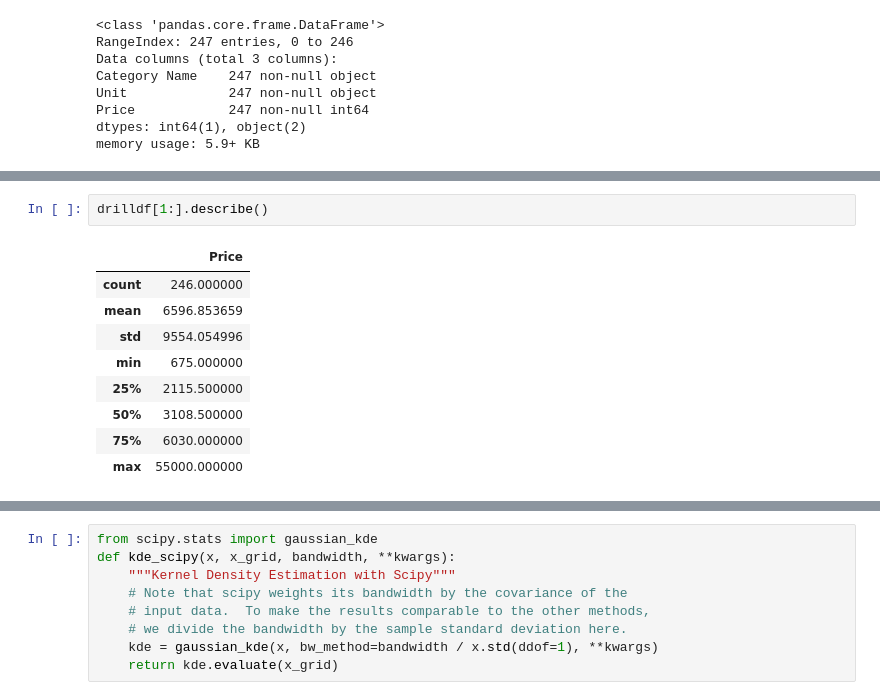
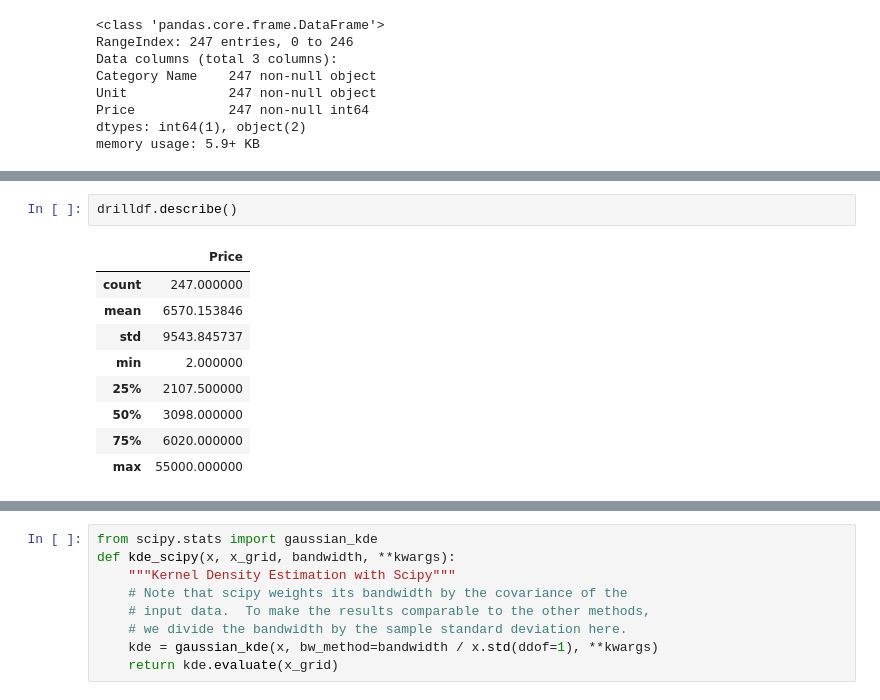
Before and after one commit to princeofpython/IndiaMart-Hackathon-2k19, a Jupyter notebook: phase1.ipynb, the cells around one changed output, grey strips where cells are left out. Cells and saved outputs as stored; diff of their text form.

```diff
--- a/phase1.ipynb
+++ b/phase1.ipynb
@@ -142,12 +159,12 @@ memory usage: 5.9+ KB
 # %%
-drilldf[1:].describe()
+drilldf.describe()
 # %% [output]
 |  | Price |
-| count | 246.000000 |
-| mean | 6596.853659 |
-| std | 9554.054996 |
-| min | 675.000000 |
-| 25% | 2115.500000 |
-| 50% | 3108.500000 |
-| 75% | 6030.000000 |
+| count | 247.000000 |
+| mean | 6570.153846 |
+| std | 9543.845737 |
+| min | 2.000000 |
+| 25% | 2107.500000 |
+| 50% | 3098.000000 |
+| 75% | 6020.000000 |
 | max | 55000.000000 |
```
Also changed, not shown: parts of 19 cells of this notebook.
